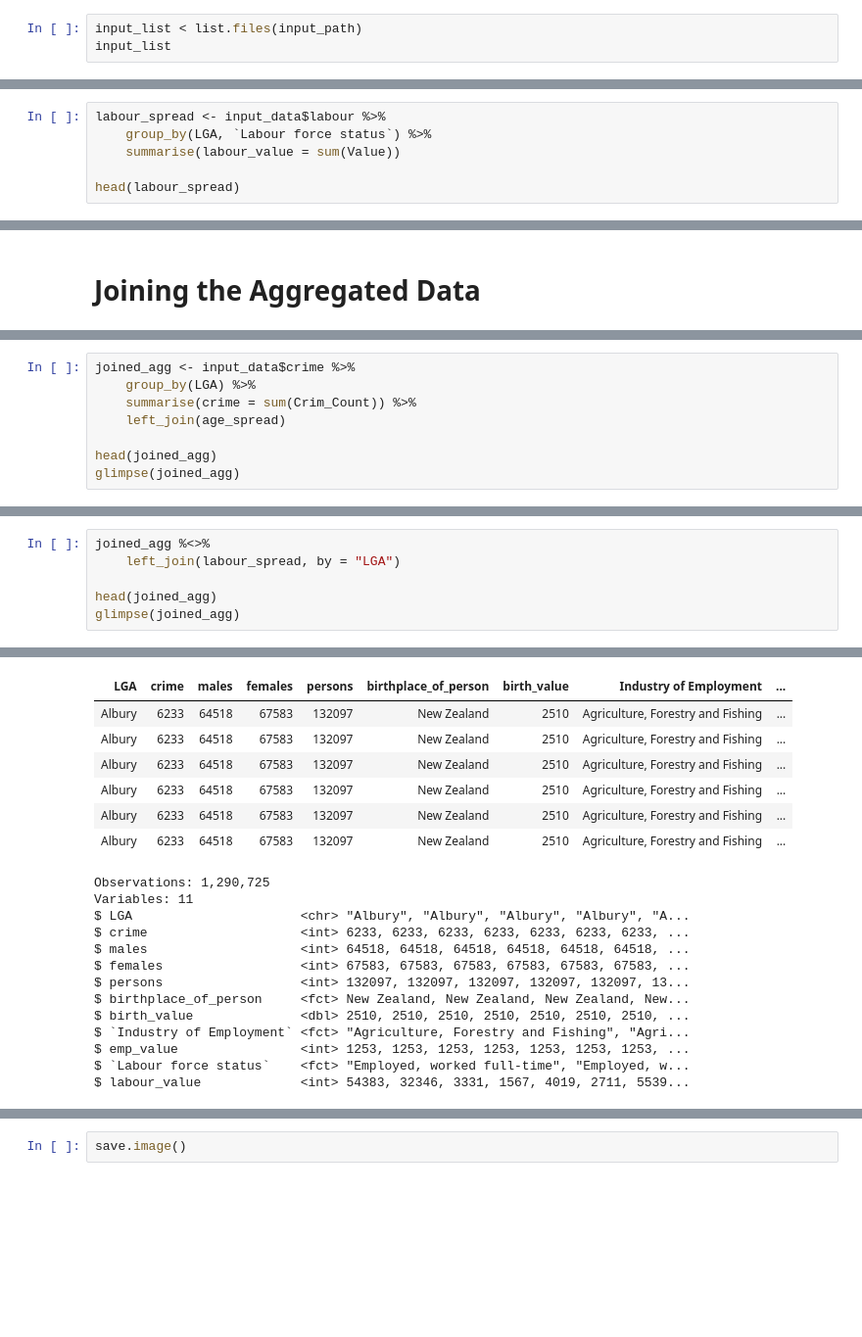
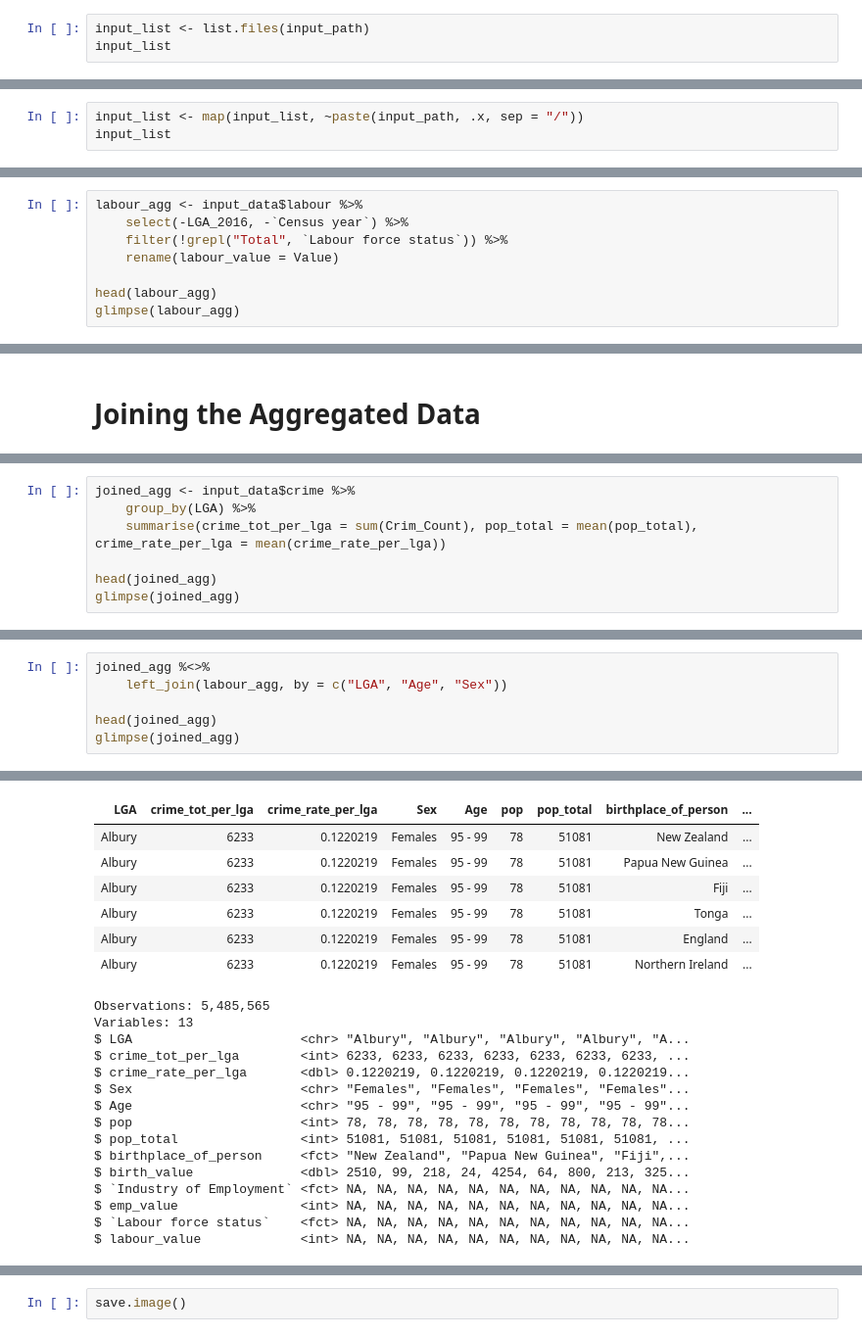
Before and after one commit to vaungles/STDS-AT2-Transport, a Jupyter notebook: join_data_sets.ipynb, the cells around one changed output, grey strips where cells are left out. Shown at 98% size. Cells and saved outputs as stored; diff of their text form; blank space fills up the shorter version.

```diff
--- a/join_data_sets.ipynb
+++ b/join_data_sets.ipynb
@@ -39,4 +37,4 @@ output_path <- "D:/OneDrive - UTS/36103/AT2B/data"
 # %%
-input_list < list.files(input_path)
+input_list <- list.files(input_path)
 input_list
 # %% [output]
@@ -78,3 +63,6 @@ tbl_names
 
 [[8]]
 [1] "transport"
+# %%
+input_list <- map(input_list, ~paste(input_path, .x, sep = "/"))
+input_list
@@ -804,7 +874,9 @@ head(employment_spread)
 # %%
-labour_spread <- input_data$labour %>%
-    group_by(LGA, `Labour force status`) %>%
-    summarise(labour_value = sum(Value))
+labour_agg <- input_data$labour %>%
+    select(-LGA_2016, -`Census year`) %>%
+    filter(!grepl("Total", `Labour force status`)) %>%
+    rename(labour_value = Value)
 
-head(labour_spread)
+head(labour_agg)
+glimpse(labour_agg)
 # %% [output]
@@ -834,8 +930,7 @@ head(labour_spread)
 # %%
 joined_agg <- input_data$crime %>%
     group_by(LGA) %>%
-    summarise(crime = sum(Crim_Count)) %>%
-    left_join(age_spread)
+    summarise(crime_tot_per_lga = sum(Crim_Count), pop_total = mean(pop_total), crime_rate_per_lga = mean(crime_rate_per_lga))
 
 head(joined_agg)
 glimpse(joined_agg)
@@ -913,6 +1073,6 @@ $ emp_value                <int> 1253, 191, 8435, 713, 8425, 2137, 10520, 7...
 # %%
 joined_agg %<>%
-    left_join(labour_spread, by = "LGA")
+    left_join(labour_agg, by = c("LGA", "Age", "Sex"))
 
 head(joined_agg)
 glimpse(joined_agg)
@@ -922,20 +1084,22 @@ Warning message:
-| LGA | crime | males | females | persons | birthplace_of_person | birth_value | Industry of Employment | ... |
-| Albury | 6233 | 64518 | 67583 | 132097 | New Zealand | 2510 | Agriculture, Forestry and Fishing | ... |
-| Albury | 6233 | 64518 | 67583 | 132097 | New Zealand | 2510 | Agriculture, Forestry and Fishing | ... |
-| Albury | 6233 | 64518 | 67583 | 132097 | New Zealand | 2510 | Agriculture, Forestry and Fishing | ... |
-| Albury | 6233 | 64518 | 67583 | 132097 | New Zealand | 2510 | Agriculture, Forestry and Fishing | ... |
-| Albury | 6233 | 64518 | 67583 | 132097 | New Zealand | 2510 | Agriculture, Forestry and Fishing | ... |
-| Albury | 6233 | 64518 | 67583 | 132097 | New Zealand | 2510 | Agriculture, Forestry and Fishing | ... |
+| LGA | crime_tot_per_lga | crime_rate_per_lga | Sex | Age | pop | pop_total | birthplace_of_person | ... |
+| Albury | 6233 | 0.1220219 | Females | 95 - 99 | 78 | 51081 | New Zealand | ... |
+| Albury | 6233 | 0.1220219 | Females | 95 - 99 | 78 | 51081 | Papua New Guinea | ... |
+| Albury | 6233 | 0.1220219 | Females | 95 - 99 | 78 | 51081 | Fiji | ... |
+| Albury | 6233 | 0.1220219 | Females | 95 - 99 | 78 | 51081 | Tonga | ... |
+| Albury | 6233 | 0.1220219 | Females | 95 - 99 | 78 | 51081 | England | ... |
+| Albury | 6233 | 0.1220219 | Females | 95 - 99 | 78 | 51081 | Northern Ireland | ... |
-Observations: 1,290,725
-Variables: 11
+Observations: 5,485,565
+Variables: 13
 $ LGA                      <chr> "Albury", "Albury", "Albury", "Albury", "A...
-$ crime                    <int> 6233, 6233, 6233, 6233, 6233, 6233, 6233, ...
-$ males                    <int> 64518, 64518, 64518, 64518, 64518, 64518, ...
-$ females                  <int> 67583, 67583, 67583, 67583, 67583, 67583, ...
-$ persons                  <int> 132097, 132097, 132097, 132097, 132097, 13...
-$ birthplace_of_person     <fct> New Zealand, New Zealand, New Zealand, New...
-$ birth_value              <dbl> 2510, 2510, 2510, 2510, 2510, 2510, 2510, ...
-$ `Industry of Employment` <fct> "Agriculture, Forestry and Fishing", "Agri...
-$ emp_value                <int> 1253, 1253, 1253, 1253, 1253, 1253, 1253, ...
-$ `Labour force status`    <fct> "Employed, worked full-time", "Employed, w...
-$ labour_value             <int> 54383, 32346, 3331, 1567, 4019, 2711, 5539...
+$ crime_tot_per_lga        <int> 6233, 6233, 6233, 6233, 6233, 6233, 6233, ...
+$ crime_rate_per_lga       <dbl> 0.1220219, 0.1220219, 0.1220219, 0.1220219...
+$ Sex                      <chr> "Females", "Females", "Females", "Females"...
+$ Age                      <chr> "95 - 99", "95 - 99", "95 - 99", "95 - 99"...
+$ pop                      <int> 78, 78, 78, 78, 78, 78, 78, 78, 78, 78, 78...
+$ pop_total                <int> 51081, 51081, 51081, 51081, 51081, 51081, ...
+$ birthplace_of_person     <fct> "New Zealand", "Papua New Guinea", "Fiji",...
+$ birth_value              <dbl> 2510, 99, 218, 24, 4254, 64, 800, 213, 325...
+$ `Industry of Employment` <fct> NA, NA, NA, NA, NA, NA, NA, NA, NA, NA, NA...
+$ emp_value                <int> NA, NA, NA, NA, NA, NA, NA, NA, NA, NA, NA...
+$ `Labour force status`    <fct> NA, NA, NA, NA, NA, NA, NA, NA, NA, NA, NA...
+$ labour_value             <int> NA, NA, NA, NA, NA, NA, NA, NA, NA, NA, NA...
```
Also changed, not shown: parts of 94 cells of this notebook.
